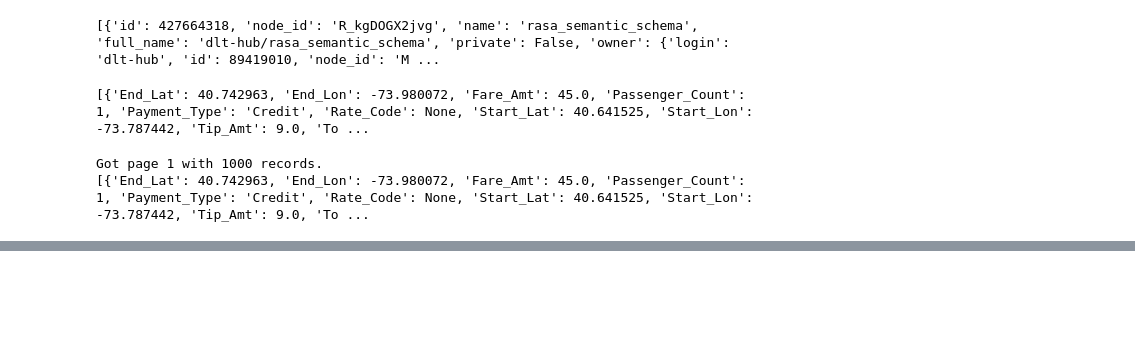
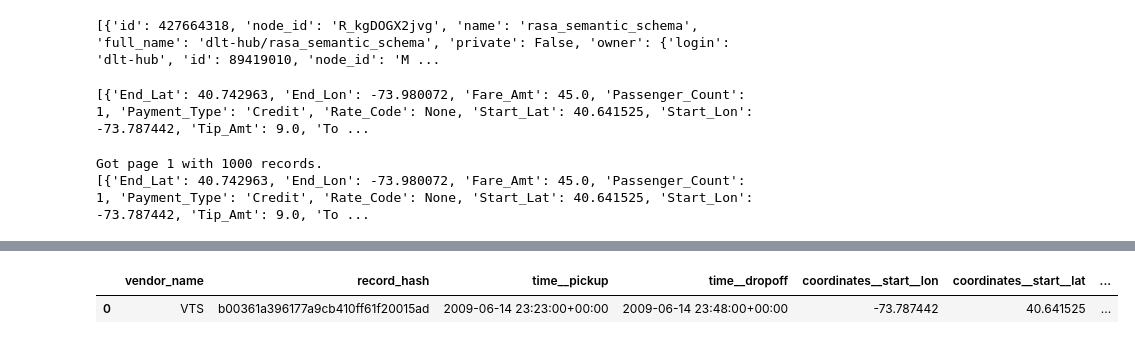
Before and after one commit to titlmichal/Data-Engineering-Zoomcamp-26, a Jupyter notebook: Workshop 1_Module 2.5/examples.ipynb, the cells around one changed output, grey strips where cells are left out. Saved outputs shown, nothing was run; the diff lists cells and outputs as text; code cells hidden in the pictures; blank space fills up the shorter version.

```diff
--- a/Workshop 1_Module 2.5/examples.ipynb
+++ b/Workshop 1_Module 2.5/examples.ipynb
@@ -64,0 +176,7 @@ Got page 1 with 1000 records.
+# %%
+# CHECK THE FINAL DATA ITSELF
+import pandas
+pipeline.dataset().rides.df()
+# %% [output]
+|  | vendor_name | record_hash | time__pickup | time__dropoff | coordinates__start__lon | coordinates__start__lat | ... |
+| 0 | VTS | b00361a396177a9cb410ff61f20015ad | 2009-06-14 23:23:00+00:00 | 2009-06-14 23:48:00+00:00 | -73.787442 | 40.641525 | ... |
```
Also changed, not shown: parts of 8 cells of this notebook, 4 other files.
